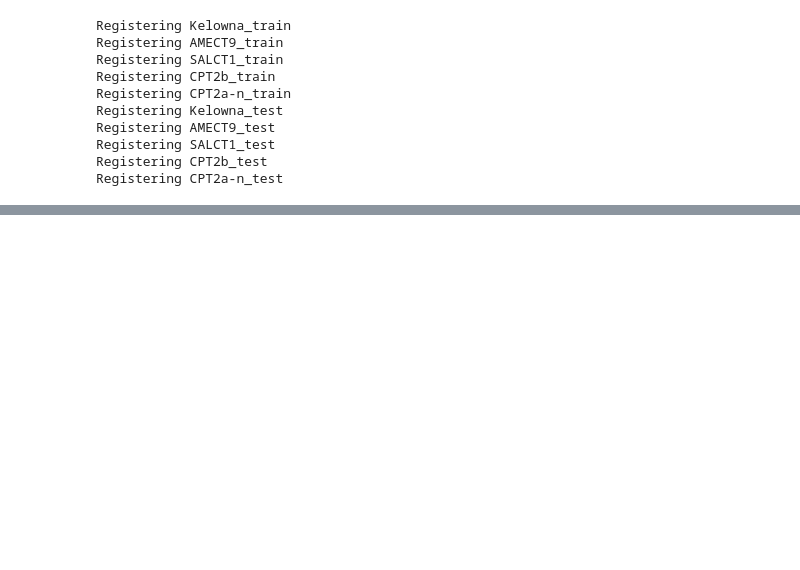
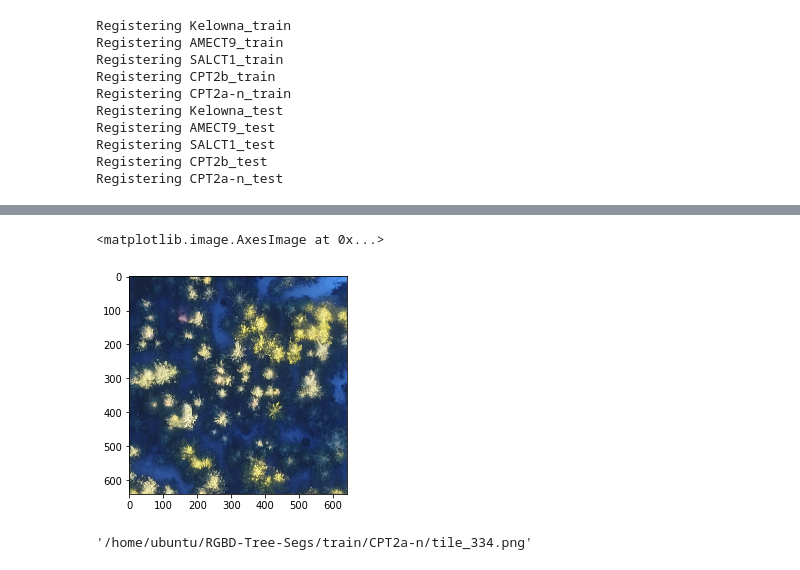
Before and after one commit to tomginsberg/drone-tree-id, a Jupyter notebook: notebooks/vis.ipynb, the cells around one changed output, grey strips where cells are left out. Saved outputs shown, nothing was run; the diff lists cells and outputs as text; code cells hidden in the pictures; blank space fills up the shorter version.

```diff
--- a/notebooks/vis.ipynb
+++ b/notebooks/vis.ipynb
@@ -133,0 +166,10 @@ plt.savefig('poster_demo.png')
+# %%
+img = cv2.imread(dic["file_name"])
+plt.imshow(img)
+# %% [output]
+<matplotlib.image.AxesImage at 0x...>
+[figure, added]
+# %%
+dic["file_name"]
+# %% [output]
+'/home/ubuntu/RGBD-Tree-Segs/train/CPT2a-n/tile_334.png'
```
Also changed, not shown: parts of 19 cells of this notebook, 6 other files.
